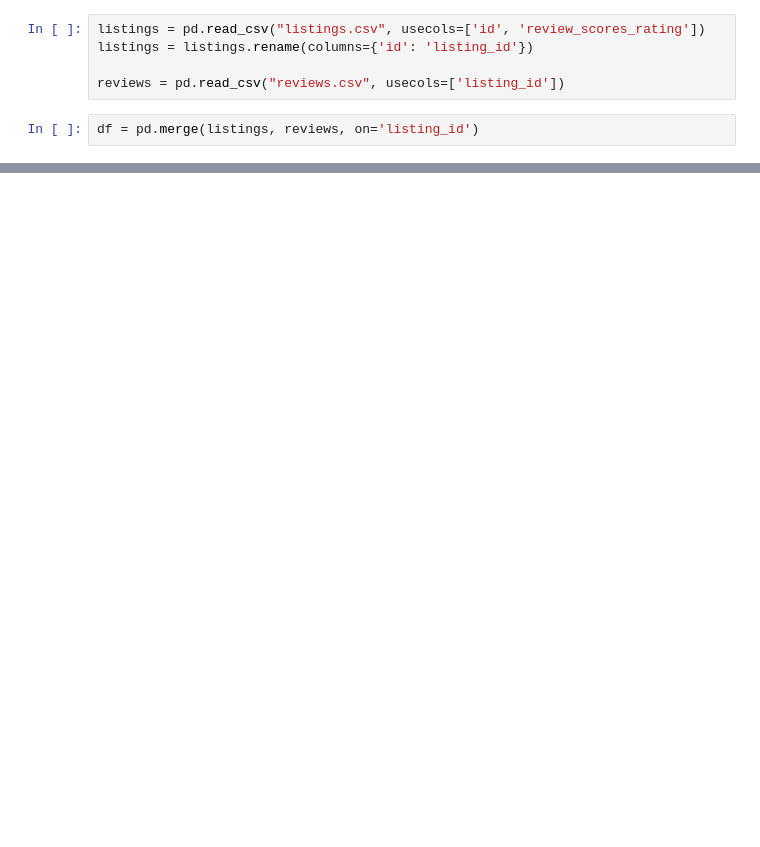
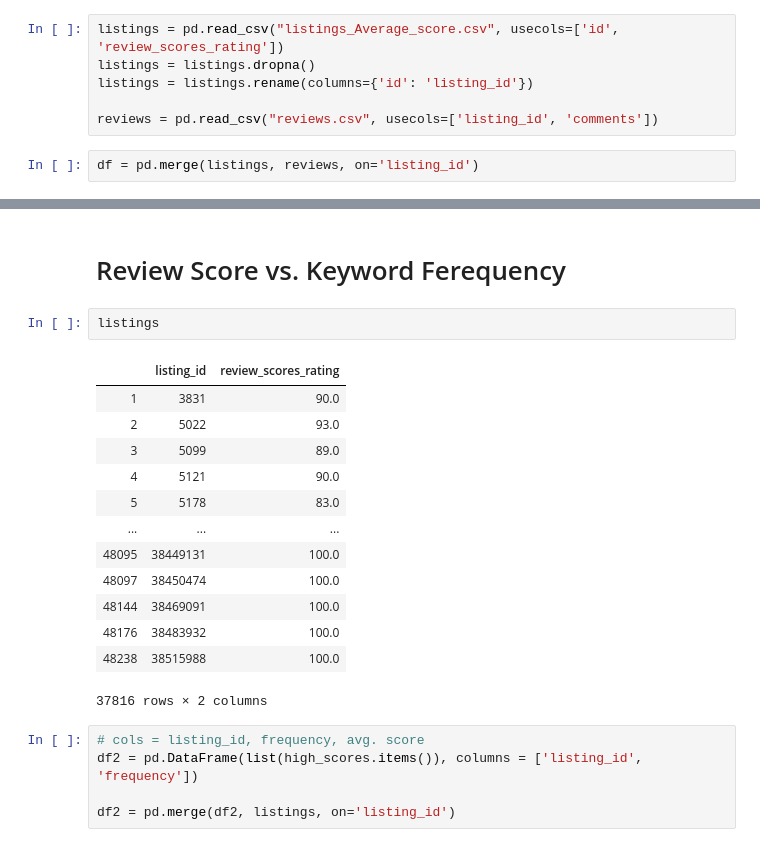
Before and after one commit to trangun/Data-Mining-Project, a Jupyter notebook: Data Mining Project Average Review Score vs. Keyword.ipynb, the cells around one changed output, grey strips where cells are left out. Saved outputs shown, nothing was run; the diff lists cells and outputs as text; blank space fills up the shorter version.

```diff
--- a/Data Mining Project Average Review Score vs. Keyword.ipynb
+++ b/Data Mining Project Average Review Score vs. Keyword.ipynb
@@ -5,7 +6,8 @@ import numpy as np
 # %%
-listings = pd.read_csv("listings.csv", usecols=['id', 'review_scores_rating'])
+listings = pd.read_csv("listings_Average_score.csv", usecols=['id', 'review_scores_rating'])
+listings = listings.dropna()
 listings = listings.rename(columns={'id': 'listing_id'})
 
-reviews = pd.read_csv("reviews.csv", usecols=['listing_id'])
+reviews = pd.read_csv("reviews.csv", usecols=['listing_id', 'comments'])
 # %%
 df = pd.merge(listings, reviews, on='listing_id')
@@ -101,0 +80,23 @@ for i in df[comments]
+# %% [markdown]
+# Review Score vs. Keyword Ferequency
+# %%
+listings
+# %% [output]
+|  | listing_id | review_scores_rating |
+| 1 | 3831 | 90.0 |
+| 2 | 5022 | 93.0 |
+| 3 | 5099 | 89.0 |
+| 4 | 5121 | 90.0 |
+| 5 | 5178 | 83.0 |
+| ... | ... | ... |
+| 48095 | 38449131 | 100.0 |
+| 48097 | 38450474 | 100.0 |
+| 48144 | 38469091 | 100.0 |
+| 48176 | 38483932 | 100.0 |
+| 48238 | 38515988 | 100.0 |
+37816 rows × 2 columns
+# %%
+# cols = listing_id, frequency, avg. score
+df2 = pd.DataFrame(list(high_scores.items()), columns = ['listing_id', 'frequency'])
+
+df2 = pd.merge(df2, listings, on='listing_id')
```
Also changed, not shown: parts of 15 cells of this notebook.
